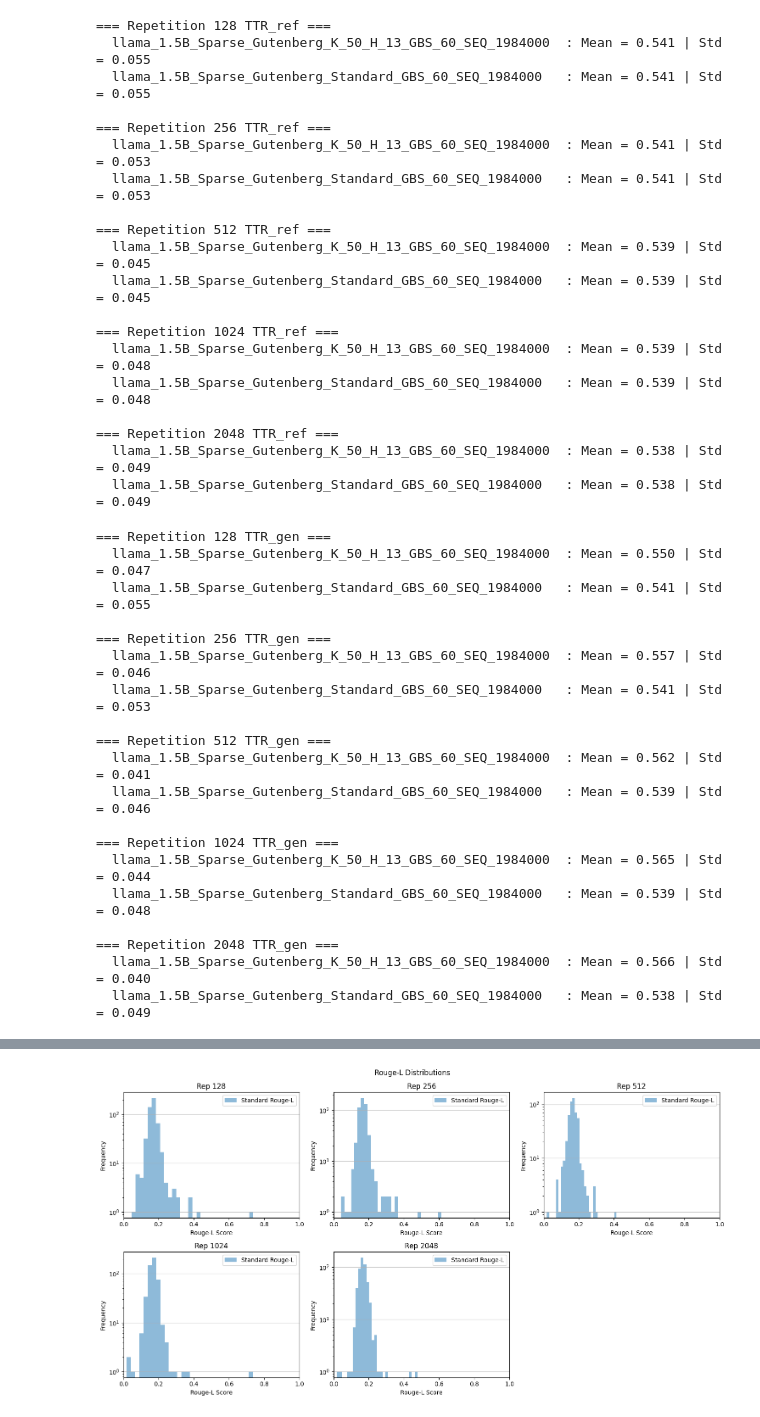
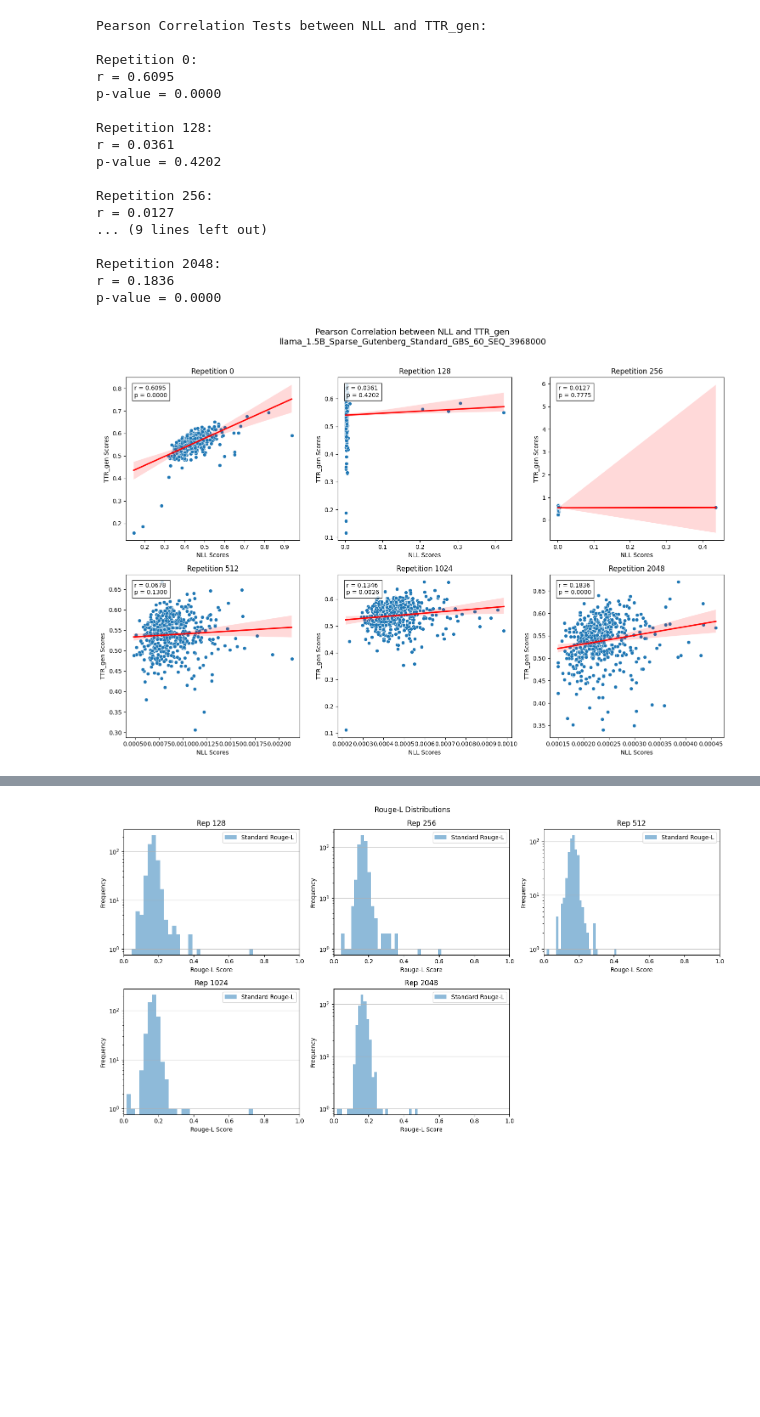
Before and after one commit to Alvorecer721/PDM, a Jupyter notebook: notebooks/rough-l.ipynb, the cells around one changed output, grey strips where cells are left out. Drawn from its saved outputs; the diff is of its cells as text; code cells hidden in the pictures; blank space fills up the shorter version.

```diff
--- a/notebooks/rough-l.ipynb
+++ b/notebooks/rough-l.ipynb
@@ -612,44 +101,0 @@ log_metrics(goldfish_res, metric='Rouge-L')
-# %%
-log_metrics(goldfish_res, metric='TTR_ref')
-# %% [output]
-=== Repetition 128 TTR_ref ===
-  llama_1.5B_Sparse_Gutenberg_K_50_H_13_GBS_60_SEQ_1984000  : Mean = 0.541 | Std = 0.055
-  llama_1.5B_Sparse_Gutenberg_Standard_GBS_60_SEQ_1984000   : Mean = 0.541 | Std = 0.055
-
-=== Repetition 256 TTR_ref ===
-  llama_1.5B_Sparse_Gutenberg_K_50_H_13_GBS_60_SEQ_1984000  : Mean = 0.541 | Std = 0.053
-  llama_1.5B_Sparse_Gutenberg_Standard_GBS_60_SEQ_1984000   : Mean = 0.541 | Std = 0.053
-
-=== Repetition 512 TTR_ref ===
-  llama_1.5B_Sparse_Gutenberg_K_50_H_13_GBS_60_SEQ_1984000  : Mean = 0.539 | Std = 0.045
-  llama_1.5B_Sparse_Gutenberg_Standard_GBS_60_SEQ_1984000   : Mean = 0.539 | Std = 0.045
-
-=== Repetition 1024 TTR_ref ===
-  llama_1.5B_Sparse_Gutenberg_K_50_H_13_GBS_60_SEQ_1984000  : Mean = 0.539 | Std = 0.048
-  llama_1.5B_Sparse_Gutenberg_Standard_GBS_60_SEQ_1984000   : Mean = 0.539 | Std = 0.048
-
-=== Repetition 2048 TTR_ref ===
-  llama_1.5B_Sparse_Gutenberg_K_50_H_13_GBS_60_SEQ_1984000  : Mean = 0.538 | Std = 0.049
-  llama_1.5B_Sparse_Gutenberg_Standard_GBS_60_SEQ_1984000   : Mean = 0.538 | Std = 0.049
-# %%
-log_metrics(goldfish_res, metric='TTR_gen')
-# %% [output]
-=== Repetition 128 TTR_gen ===
-  llama_1.5B_Sparse_Gutenberg_K_50_H_13_GBS_60_SEQ_1984000  : Mean = 0.550 | Std = 0.047
-  llama_1.5B_Sparse_Gutenberg_Standard_GBS_60_SEQ_1984000   : Mean = 0.541 | Std = 0.055
-
-=== Repetition 256 TTR_gen ===
-  llama_1.5B_Sparse_Gutenberg_K_50_H_13_GBS_60_SEQ_1984000  : Mean = 0.557 | Std = 0.046
-  llama_1.5B_Sparse_Gutenberg_Standard_GBS_60_SEQ_1984000   : Mean = 0.541 | Std = 0.053
-
-=== Repetition 512 TTR_gen ===
-  llama_1.5B_Sparse_Gutenberg_K_50_H_13_GBS_60_SEQ_1984000  : Mean = 0.562 | Std = 0.041
-  llama_1.5B_Sparse_Gutenberg_Standard_GBS_60_SEQ_1984000   : Mean = 0.539 | Std = 0.046
-
-=== Repetition 1024 TTR_gen ===
-  llama_1.5B_Sparse_Gutenberg_K_50_H_13_GBS_60_SEQ_1984000  : Mean = 0.565 | Std = 0.044
-  llama_1.5B_Sparse_Gutenberg_Standard_GBS_60_SEQ_1984000   : Mean = 0.539 | Std = 0.048
-
-=== Repetition 2048 TTR_gen ===
-  llama_1.5B_Sparse_Gutenberg_K_50_H_13_GBS_60_SEQ_1984000  : Mean = 0.566 | Std = 0.040
-  llama_1.5B_Sparse_Gutenberg_Standard_GBS_60_SEQ_1984000   : Mean = 0.538 | Std = 0.049
@@ -655,0 +104,26 @@ log_metrics(goldfish_res, metric='TTR_gen')
+# %%
+plot_pearson_correlation(
+    result=goldfish_res_greedy,
+    expr='llama_1.5B_Sparse_Gutenberg_Standard_GBS_60_SEQ_3968000',
+    metric1='NLL',
+    metric2='TTR_gen',
+)
+# %% [output]
+Pearson Correlation Tests between NLL and TTR_gen:
+
+Repetition 0:
+r = 0.6095
+p-value = 0.0000
+
+Repetition 128:
+r = 0.0361
+p-value = 0.4202
+
+Repetition 256:
+r = 0.0127
+... (9 lines left out)
+
+Repetition 2048:
+r = 0.1836
+p-value = 0.0000
+[figure, added]
```
Also changed, not shown: parts of 48 cells of this notebook, 7 other files.
